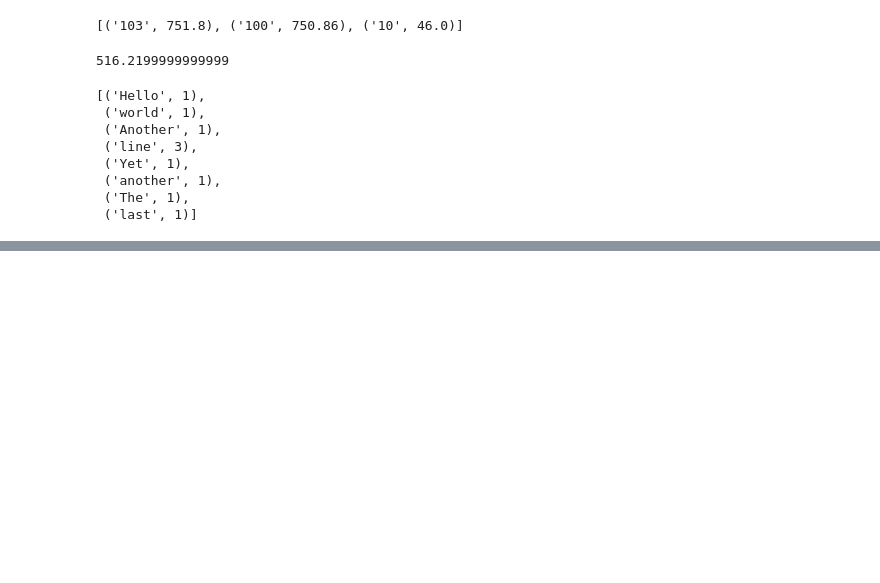
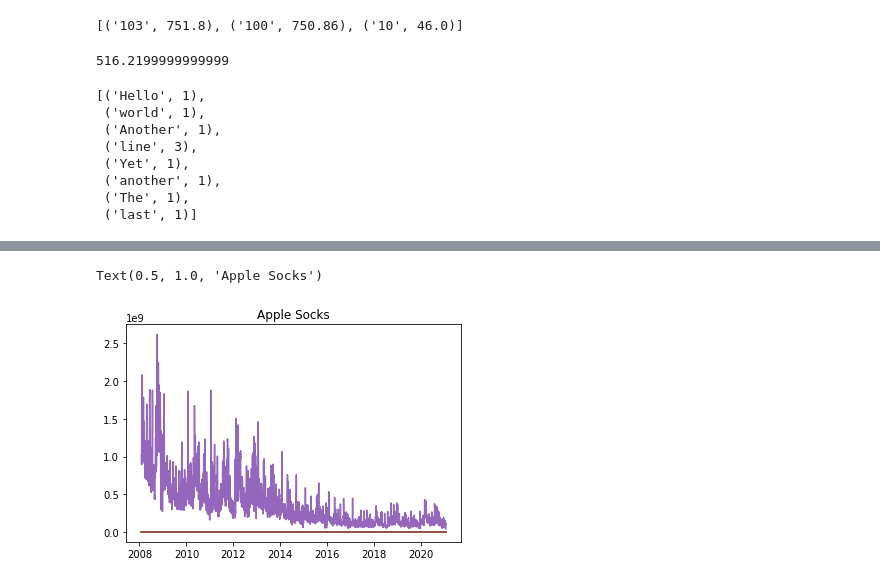
Before and after one commit to AD0791/data.mining, a Jupyter notebook: courseContent/initializePyspark_diceExemple.ipynb, the cells around one changed output, grey strips where cells are left out. Drawn from its saved outputs; the diff is of its cells as text; code cells hidden in the pictures; blank space fills up the shorter version.

```diff
--- a/courseContent/initializePyspark_diceExemple.ipynb
+++ b/courseContent/initializePyspark_diceExemple.ipynb
@@ -246,0 +265,17 @@ sconn.textFile("./input.txt")\
+# %%
+# get some apple stock
+from datetime import datetime
+from pandas_datareader.data import DataReader
+from matplotlib.pyplot import plot, title
+%matplotlib inline
+
+dt_start = datetime(2008, 2,1)
+dt_end = datetime(2021, 2,1)
+
+appleData = DataReader('AAPL', data_source = 'yahoo', start = dt_start, end= dt_end)
+
+plot(appleData)
+title("Apple Socks")
+# %% [output]
+Text(0.5, 1.0, 'Apple Socks')
+[figure, added]
```
Also changed, not shown: parts of 7 cells of this notebook.
